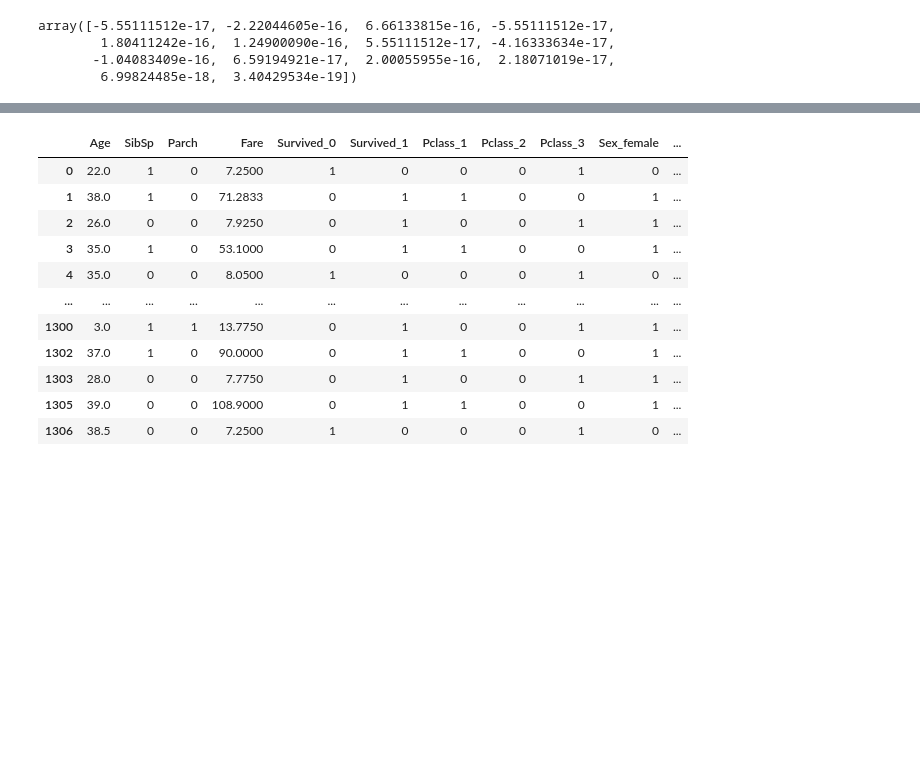
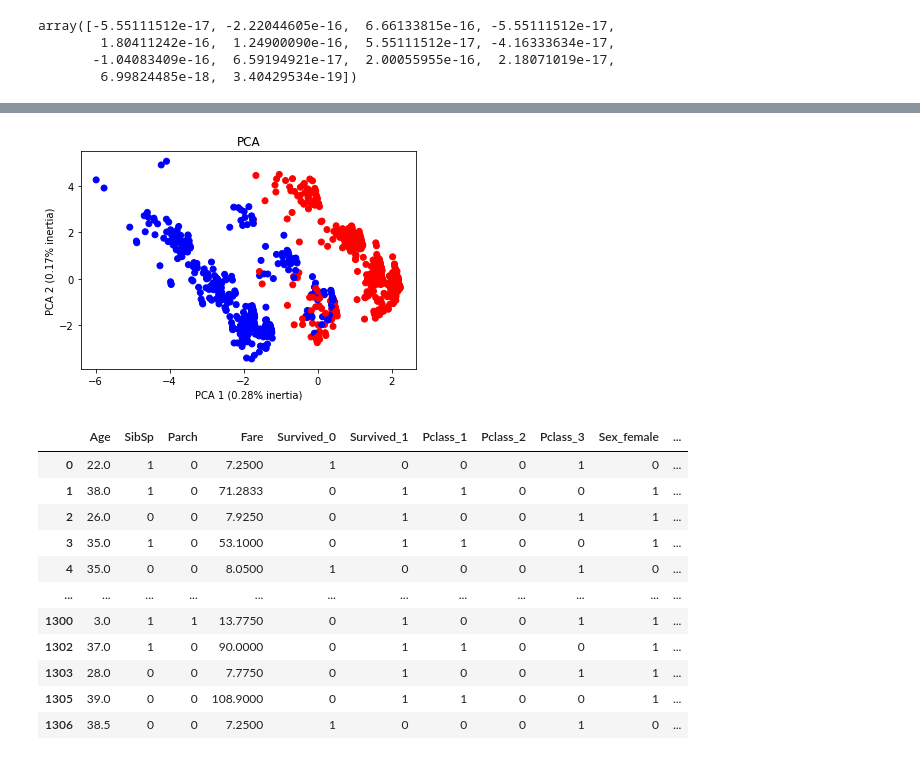
Before and after one commit to jotajota15/MachineLearning, a Jupyter notebook: PCA/Codigo.ipynb, the cells around one changed output, grey strips where cells are left out. Saved outputs shown, nothing was run; the diff lists cells and outputs as text; code cells hidden in the pictures; blank space fills up the shorter version.

```diff
--- a/PCA/Codigo.ipynb
+++ b/PCA/Codigo.ipynb
@@ -167,3 +155,6 @@ array([-5.55111512e-17, -2.22044605e-16,  6.66133815e-16, -5.55111512e-17,
         1.80411242e-16,  1.24900090e-16,  5.55111512e-17, -4.16333634e-17,
        -1.04083409e-16,  6.59194921e-17,  2.00055955e-16,  2.18071019e-17,
         6.99824485e-18,  3.40429534e-19])
+# %%
+C = np.matmul(matrixArray,eigenVectors)
+C
@@ -170,3 +191,12 @@ array([-5.55111512e-17, -2.22044605e-16,  6.66133815e-16, -5.55111512e-17,
+# %%
+import matplotlib.pyplot as plt
+plt.scatter(np.ravel(C[:,0]),np.ravel(C[:,1]),c = ['b' if i==1 else 'r' for i in df["Survived_1"]])
+plt.xlabel('PCA 1 (%.2f%% inertia)' % (inertiaMYPCA[0],))
+plt.ylabel('PCA 2 (%.2f%% inertia)' % (inertiaMYPCA[1],))
+plt.title('PCA')
+plt.show()
+# %% [output]
+[figure, added]
 # %%
 df
 # %% [output]
```
Also changed, not shown: parts of 3 cells of this notebook.
